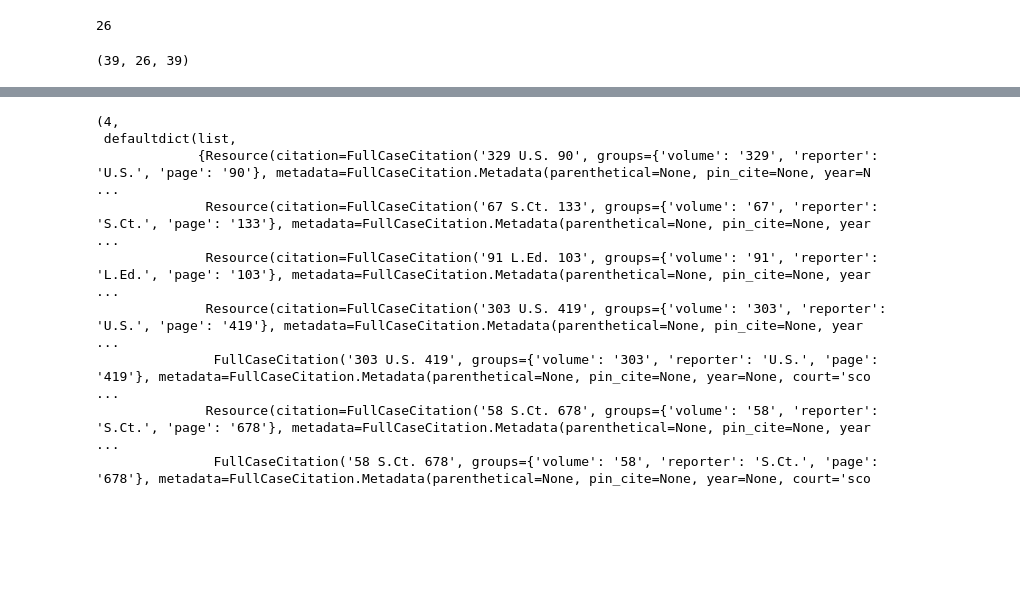
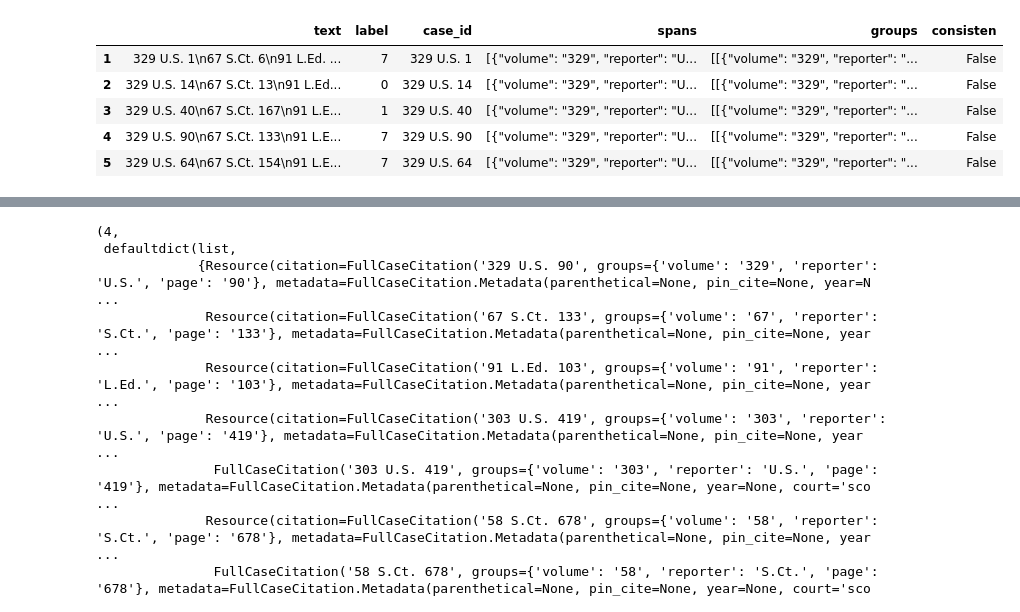
Before and after one commit to cbrew/scotus_eyecite, a Jupyter notebook: EyeciteAnalysis.ipynb, the cells around one changed output, grey strips where cells are left out. Cells and saved outputs as stored; diff of their text form; code cells hidden in the pictures; blank space fills up the shorter version.

```diff
--- a/EyeciteAnalysis.ipynb
+++ b/EyeciteAnalysis.ipynb
@@ -67,10 +92,12 @@ known_citations = [c for c in citations if not isinstance(c,eyecite.models.Unkno
 # %%
-len(unknown_citations)
+inconsistent = df_train[~ df_train.consisten]
-# %% [output]
-26
 # %%
-spans2 = sum(groups,[])
-len(spans2),len(unknown_citations),len(known_citations)
+inconsistent.head()
 # %% [output]
-(39, 26, 39)
+|  | text | label | case_id | spans | groups | consisten |
+| 1 | 329 U.S. 1\n67 S.Ct. 6\n91 L.Ed. ... | 7 | 329 U.S. 1 | [{"volume": "329", "reporter": "U... | [[{"volume": "329", "reporter": "... | False |
+| 2 | 329 U.S. 14\n67 S.Ct. 13\n91 L.Ed... | 0 | 329 U.S. 14 | [{"volume": "329", "reporter": "U... | [[{"volume": "329", "reporter": "... | False |
+| 3 | 329 U.S. 40\n67 S.Ct. 167\n91 L.E... | 1 | 329 U.S. 40 | [{"volume": "329", "reporter": "U... | [[{"volume": "329", "reporter": "... | False |
+| 4 | 329 U.S. 90\n67 S.Ct. 133\n91 L.E... | 7 | 329 U.S. 90 | [{"volume": "329", "reporter": "U... | [[{"volume": "329", "reporter": "... | False |
+| 5 | 329 U.S. 64\n67 S.Ct. 154\n91 L.E... | 7 | 329 U.S. 64 | [{"volume": "329", "reporter": "U... | [[{"volume": "329", "reporter": "... | False |
 # %%
```
Also changed, not shown: parts of 13 cells of this notebook, 5 other files.
